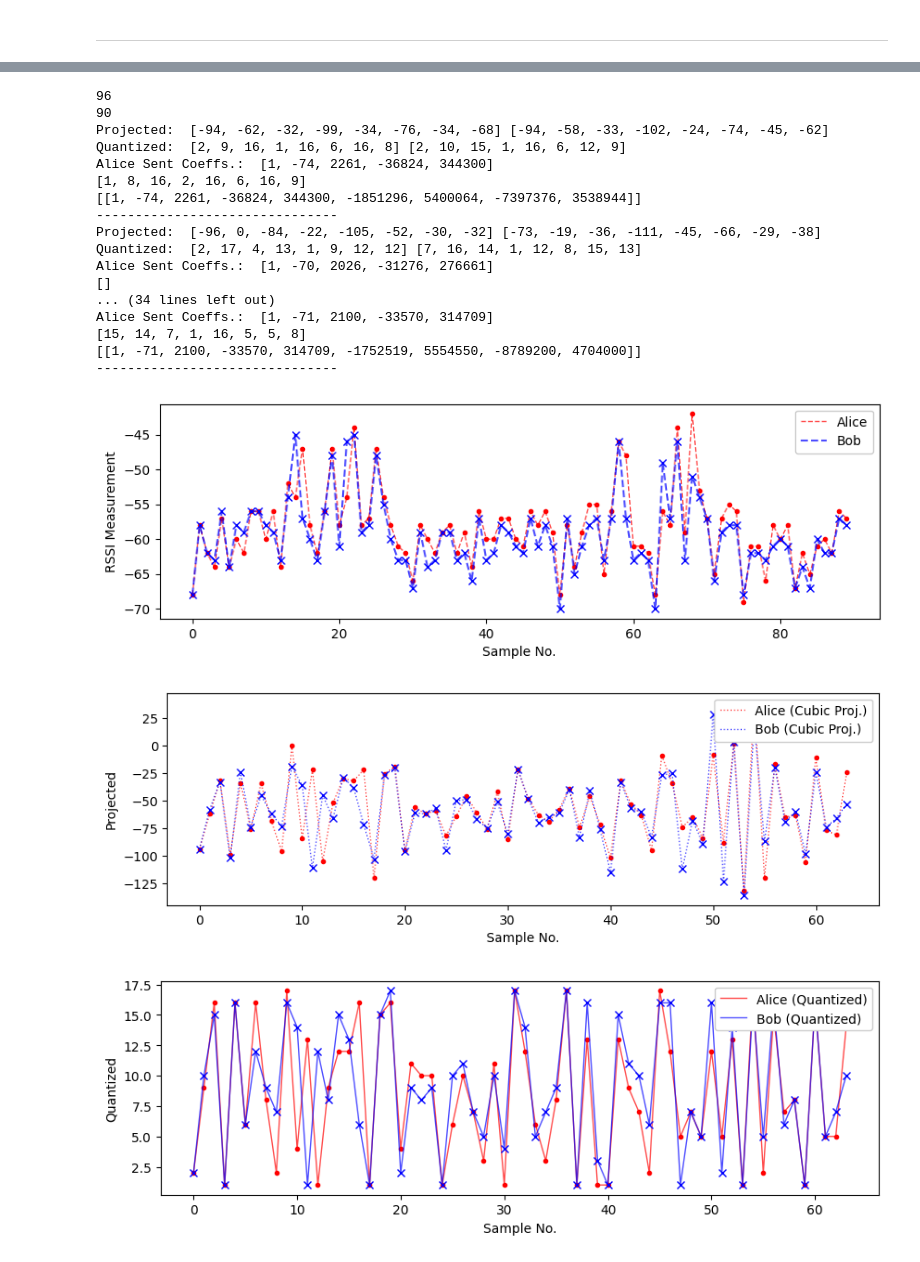
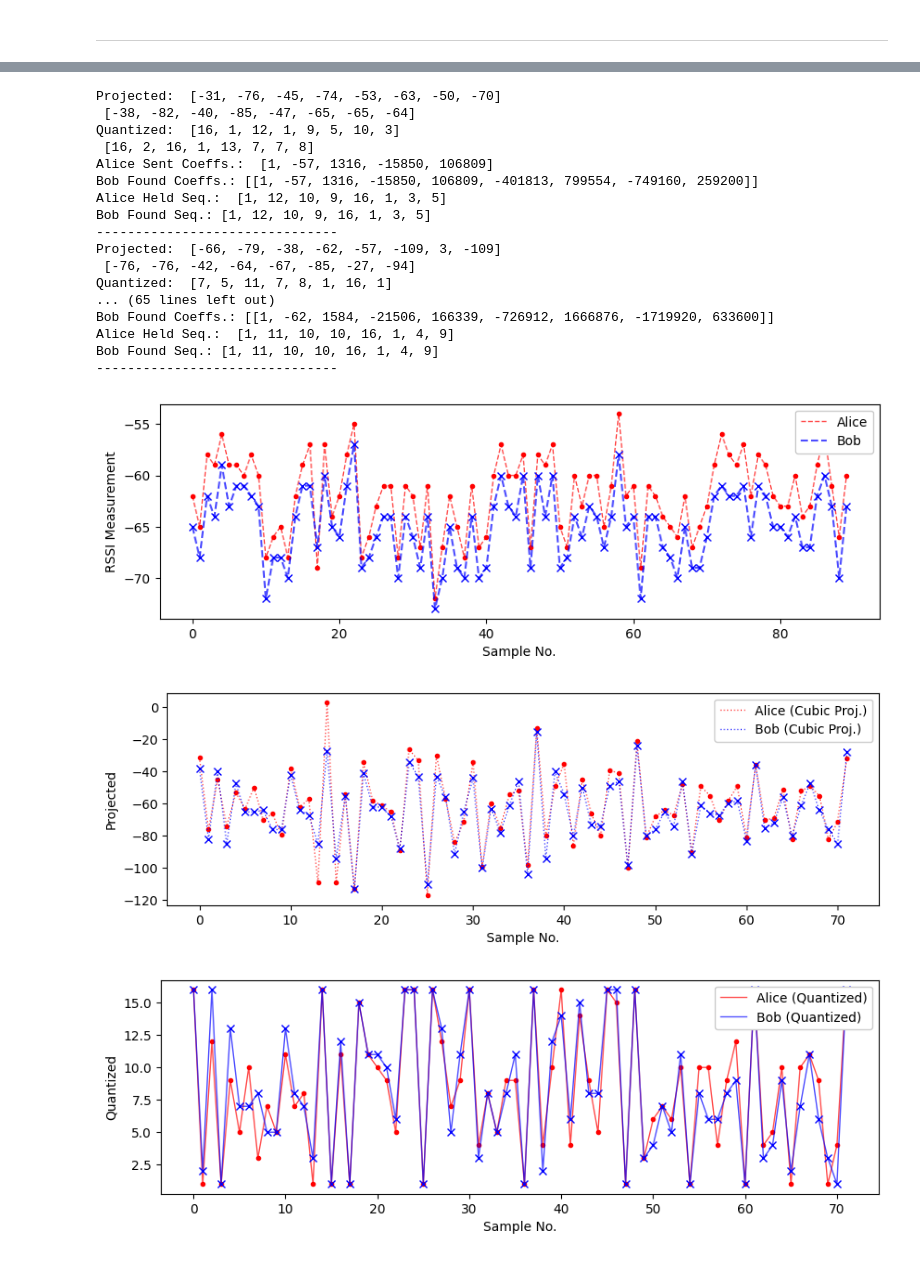
Before and after one commit to anoted/Key_gen_testing, a Jupyter notebook: ijs.ipynb, the cells around one changed output, grey strips where cells are left out. Saved outputs shown, nothing was run; the diff lists cells and outputs as text; code cells hidden in the pictures.

```diff
--- a/ijs.ipynb
+++ b/ijs.ipynb
@@ -285,6 +230,8 @@ samples=[[-68, -68], [-58, -58], [-62, -62], [-64, -63], [-57, -56], [-64, -64],
 #[[-45, -44], [-43, -42], [-54, -54], [-60, -60], [-55, -55], [-64, -63], [-56, -55], [-53, -44], [-43, -42], [-51, -45], [-45, -47], [-56, -57], [-56, -57], [-43, -43], [-58, -58], [-52, -46], [-52, -45], [-44, -45], [-58, -60], [-62, -64], [-61, -62], [-57, -58], [-69, -70], [-61, -62], [-59, -60], [-57, -59], [-66, -67], [-59, -60], [-47, -48], [-60, -61], [-59, -61], [-61, -63], [-58, -58], [-58, -59], [-57, -57], [-64, -67], [-64, -64], [-62, -63], [-57, -59], [-63, -63], [-58, -58], [-59, -62], [-61, -60], [-61, -66], [-57, -58], [-61, -59], [-46, -55], [-60, -61], [-59, -60], [-56, -59], [-61, -60], [-43, -54], [-52, -54], [-56, -58], [-53, -55], [-56, -57], [-57, -59], [-45, -46], [-57, -59], [-57, -58], [-58, -61], [-52, -53], [-48, -55], [-53, -56], [-59, -62], [-59, -61], [-57, -61], [-62, -61], [-60, -65], [-73, -66], [-59, -58], [-57, -60], [-64, -67], [-63, -66], [-55, -56], [-56, -58], [-65, -66], [-61, -60], [-67, -69], [-65, -66], [-59, -60], [-60, -61], [-55, -49], [-64, -65], [-56, -57], [-65, -67], [-59, -60], [-56, -46], [-62, -64], [-57, -59], [-55, -56], [-58, -58], [-47, -56]]
 #[[-68, -68], [-58, -58], [-62, -62], [-64, -63], [-57, -56], [-64, -64], [-60, -58], [-62, -59], [-56, -56], [-56, -56], [-60, -58], [-56, -59], [-64, -63], [-52, -54], [-54, -45], [-47, -57], [-58, -60], [-62, -63], [-56, -56], [-47, -48], [-58, -61], [-54, -46], [-44, -45], [-58, -59], [-57, -58], [-47, -48], [-54, -55], [-58, -60], [-61, -63], [-62, -63], [-66, -67], [-58, -59], [-60, -64], [-62, -63], [-59, -59], [-58, -59], [-62, -63], [-59, -62], [-64, -66], [-56, -57], [-60, -63], [-60, -62], [-57, -58], [-57, -59], [-60, -61], [-61, -62], [-56, -57], [-58, -61], [-56, -58], [-59, -61], [-68, -70], [-58, -57], [-64, -65], [-59, -61], [-55, -58], [-55, -57], [-65, -63], [-56, -57], [-46, -46], [-48, -57], [-61, -63], [-61, -62], [-62, -63], [-68, -70], [-56, -49], [-58, -57], [-44, -46], [-59, -63], [-42, -51], [-53, -54], [-57, -57], [-65, -66], [-57, -59], [-55, -58], [-56, -58], [-69, -68], [-61, -62], [-61, -62], [-66, -63], [-58, -61], [-60, -60], [-58, -61], [-67, -67], [-62, -64], [-65, -67], [-61, -60], [-60, -62], [-62, -62], [-56, -57], [-57, -58], [-60, -62], [-58, -61], [-58, -58], [-55, -55], [-60, -61], [-58, -59]]
 
+#### EXTRA TESTS
+samples=[[-62, -65], [-65, -68], [-58, -62], [-59, -64], [-56, -59], [-59, -63], [-59, -61], [-60, -61], [-58, -62], [-60, -63], [-68, -72], [-66, -68], [-65, -68], [-68, -70], [-62, -64], [-59, -61], [-57, -61], [-69, -67], [-57, -60], [-64, -65], [-62, -66], [-58, -61], [-55, -57], [-68, -69], [-66, -68], [-63, -66], [-61, -64], [-61, -64], [-68, -70], [-61, -64], [-62, -66], [-67, -69], [-61, -64], [-72, -73], [-67, -70], [-62, -65], [-65, -69], [-68, -70], [-61, -64], [-67, -70], [-66, -69], [-60, -63], [-57, -60], [-60, -63], [-60, -64], [-58, -60], [-67, -69], [-58, -60], [-59, -64], [-57, -60], [-65, -69], [-67, -68], [-60, -64], [-63, -66], [-60, -63], [-60, -64], [-65, -67], [-61, -64], [-54, -58], [-62, -65], [-61, -64], [-69, -72], [-61, -64], [-62, -64], [-64, -67], [-65, -68], [-66, -70], [-62, -65], [-67, -69], [-65, -69], [-63, -66], [-59, -62], [-56, -61], [-58, -62], [-59, -62], [-57, -61], [-62, -66], [-58, -61], [-59, -62], [-62, -65], [-63, -65], [-63, -66], [-60, -64], [-64, -67], [-63, -67], [-59, -62], [-56, -60], [-61, -63], [-66, -70], [-60, -63], [-72, -73], [-67, -69], [-64, -67], [-60, -63], [-62, -64], [-60, -62], [-61, -65], [-72, -73], [-66, -69]]
 
 cubic_A_all = []
 cubic_B_all = []
@@ -293,11 +240,11 @@ quant_A_all = []
 quant_B_all = []
 
 window = 10
-print(len(samples))
+# print(len(samples))
 samples = samples[:(int(len(samples)/window)*window)] ## To assert even division based on window
-print(len(samples))
+# print(len(samples))
 
-for i in range(0, len(samples)-window, window):
+for i in range(0, len(samples)-window+1, window):
     alice = [x[0] for x in samples][i:i+window]
     bob = [x[1] for x in samples][i:i+window]
     #print(alice, bob)
@@ -306,29 +253,37 @@ for i in range(0, len(samples)-window, window):
     c_B = spline_projection(bob)
     cubic_A_all.append(c_A)
     cubic_B_all.append(c_B)
-    print("Projected: ", c_A, c_B)
+    print("Projected: ", c_A, "\n", c_B)
 
     # quantization
     q_A = quantization_m(c_A, (len(c_A)*2))
     q_B = quantization_m(c_B, (len(c_B)*2))
     quant_A_all.append(q_A)
     quant_B_all.append(q_B)
-    print("Quantized: ", q_A, q_B)
+    print("Quantized: ", q_A, "\n", q_B)
 
     # Alice - JS encoding
     alice_coeffs = poly_coeff_from_roots(q_A)        #[:t+1]
-    t = int(len(alice_coeffs)/2)
+    t = int(len(alice_coeffs)/2) # - 1               Number of Coefficients sent ###################################################################
     #print(poly_coeff_from_roots(q_A), alice_coeffs)
-    print("Alice Sent Coeffs.: ", alice_coeffs[:t+1])
+    print("Alice Sent Coeffs.: ", alice_coeffs[:t+1]) # t+1 -> to include 1
 
     # Bob - JS decoding
     # q_B _> quantized vals at bob
-    print(get_coeff_list(c=alice_coeffs[:t+1], w=q_B, t=t, v=2)) # v is variations inside the decoder
+    coeffs, corr_seq = get_coeff_list(c=alice_coeffs[:t+1], w=q_B, t=t, v=2) # v is variations inside the decoder
+    print("Bob Found Coeffs.:", coeffs)
+
+    q_A = sorted(q_A)
+    corr_seq = sorted(corr_seq)
+    random.Random(4).shuffle(q_A)
+    random.Random(4).shuffle(corr_seq)
+    print("Alice Held Seq.: ", q_A )
+    print("Bob Found Seq.:", corr_seq )
     print("-------------------------------")
 
 alice = [x[0] for x in samples]
 bob = [x[1] for x in samples]
-
+#################################################################
 plt.figure(figsize=(10, 3))
 plt.plot(alice, 'r--', label="Alice", linewidth=1, alpha=0.7)
 plt.plot(alice, 'r.')
@@ -337,48 +292,53 @@ plt.plot(bob, 'bx')
 plt.xlabel("Sample No.")
 plt.ylabel("RSSI Measurement")
 plt.legend(framealpha=1, loc="upper right")
 plt.show()
+#################################################################
 
+#################################################################
 plt.figure(figsize=(10, 3))
 plt.plot(np.array(cubic_A_all).flatten(), 'r:', label="Alice (Cubic Proj.)", linewidth=1, alpha=0.7)
 plt.plot(np.array(cubic_A_all).flatten(), 'r.')
 plt.plot(np.array(cubic_B_all).flatten(), 'b:', label="Bob (Cubic Proj.)", linewidth=1, alpha=0.7)
 plt.plot(np.array(cubic_B_all).flatten(), 'bx')
 plt.xlabel("Sample No.")
 plt.ylabel("Projected")
 plt.legend(framealpha=1, loc="upper right")
 plt.show()
+#################################################################
 
+#################################################################
 # print(quant_A_all)
 # print(quant_B_all)
 plt.figure(figsize=(10, 3))
 plt.plot(np.array(quant_A_all).flatten(), 'r-', label="Alice (Quantized)", linewidth=1, alpha=0.7)
 plt.plot(np.array(quant_A_all).flatten(), 'r.')
 plt.plot(np.array(quant_B_all).flatten(), 'b-', label="Bob (Quantized)", linewidth=1, alpha=0.7)
 plt.plot(np.array(quant_B_all).flatten(), 'bx')
 
 plt.xlabel("Sample No.")
 plt.ylabel("Quantized")
 plt.legend(framealpha=1, loc="upper right")
 plt.show()
+#################################################################
 # %% [output]
-96
-90
-Projected:  [-94, -62, -32, -99, -34, -76, -34, -68] [-94, -58, -33, -102, -24, -74, -45, -62]
-Quantized:  [2, 9, 16, 1, 16, 6, 16, 8] [2, 10, 15, 1, 16, 6, 12, 9]
-Alice Sent Coeffs.:  [1, -74, 2261, -36824, 344300]
-[1, 8, 16, 2, 16, 6, 16, 9]
-[[1, -74, 2261, -36824, 344300, -1851296, 5400064, -7397376, 3538944]]
+Projected:  [-31, -76, -45, -74, -53, -63, -50, -70]
+ [-38, -82, -40, -85, -47, -65, -65, -64]
+Quantized:  [16, 1, 12, 1, 9, 5, 10, 3]
+ [16, 2, 16, 1, 13, 7, 7, 8]
+Alice Sent Coeffs.:  [1, -57, 1316, -15850, 106809]
+Bob Found Coeffs.: [[1, -57, 1316, -15850, 106809, -401813, 799554, -749160, 259200]]
+Alice Held Seq.:  [1, 12, 10, 9, 16, 1, 3, 5]
+Bob Found Seq.: [1, 12, 10, 9, 16, 1, 3, 5]
 -------------------------------
-Projected:  [-96, 0, -84, -22, -105, -52, -30, -32] [-73, -19, -36, -111, -45, -66, -29, -38]
-Quantized:  [2, 17, 4, 13, 1, 9, 12, 12] [7, 16, 14, 1, 12, 8, 15, 13]
-Alice Sent Coeffs.:  [1, -70, 2026, -31276, 276661]
-[]
-... (34 lines left out)
-Alice Sent Coeffs.:  [1, -71, 2100, -33570, 314709]
-[15, 14, 7, 1, 16, 5, 5, 8]
-[[1, -71, 2100, -33570, 314709, -1752519, 5554550, -8789200, 4704000]]
+Projected:  [-66, -79, -38, -62, -57, -109, 3, -109]
+ [-76, -76, -42, -64, -67, -85, -27, -94]
+Quantized:  [7, 5, 11, 7, 8, 1, 16, 1]
+... (65 lines left out)
+Bob Found Coeffs.: [[1, -62, 1584, -21506, 166339, -726912, 1666876, -1719920, 633600]]
+Alice Held Seq.:  [1, 11, 10, 10, 16, 1, 4, 9]
+Bob Found Seq.: [1, 11, 10, 10, 16, 1, 4, 9]
 -------------------------------
-[figure, old version]
+[figure, new version]
-[figure, old version]
+[figure, new version]
-[figure, old version]
+[figure, new version]
```
Also changed, not shown: parts of 41 cells of this notebook, 2 other files.
